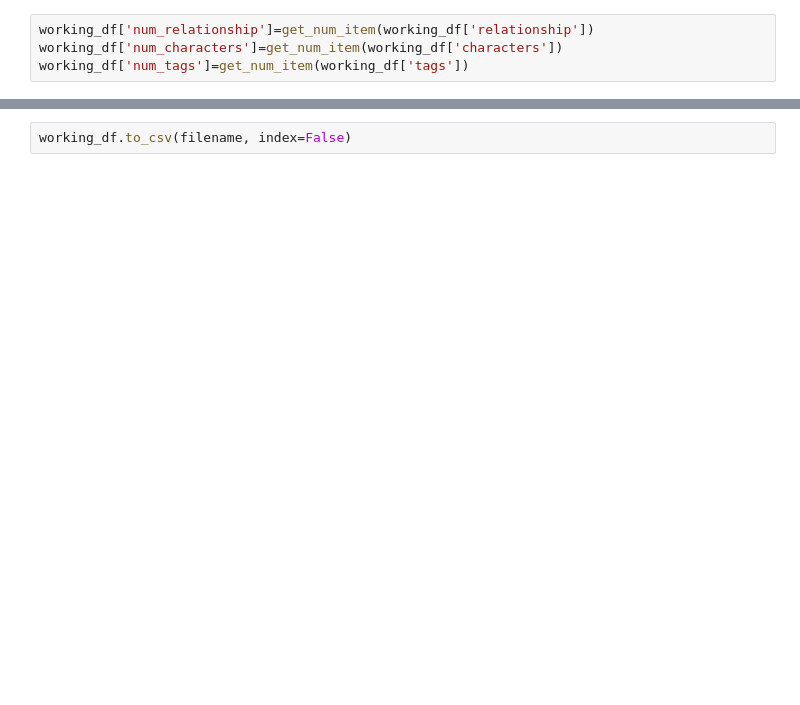
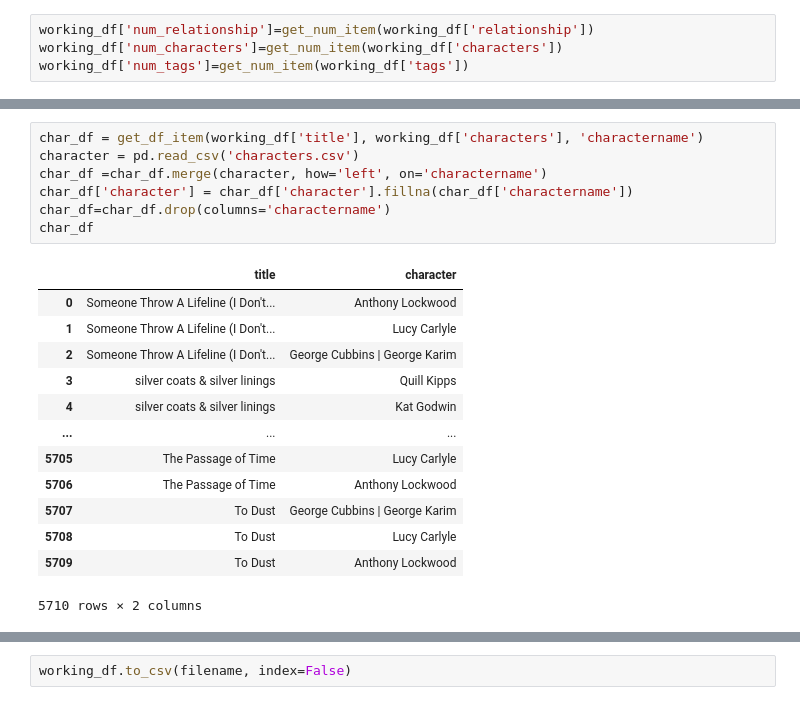
Before and after one commit to biogear13/ao3lockwood-co, a Jupyter notebook: webscrapper.ipynb, the cells around one changed output, grey strips where cells are left out. Saved outputs shown, nothing was run; the diff lists cells and outputs as text; blank space fills up the shorter version.

```diff
--- a/webscrapper.ipynb
+++ b/webscrapper.ipynb
@@ -374,0 +408,21 @@ working_df['num_tags']=get_num_item(working_df['tags'])
+# %%
+char_df = get_df_item(working_df['title'], working_df['characters'], 'charactername')
+character = pd.read_csv('characters.csv')
+char_df =char_df.merge(character, how='left', on='charactername')
+char_df['character'] = char_df['character'].fillna(char_df['charactername'])
+char_df=char_df.drop(columns='charactername')
+char_df
+# %% [output]
+|  | title | character |
+| 0 | Someone Throw A Lifeline (I Don't... | Anthony Lockwood |
+| 1 | Someone Throw A Lifeline (I Don't... | Lucy Carlyle |
+| 2 | Someone Throw A Lifeline (I Don't... | George Cubbins | George Karim |
+| 3 | silver coats & silver linings | Quill Kipps |
+| 4 | silver coats & silver linings | Kat Godwin |
+| ... | ... | ... |
+| 5705 | The Passage of Time | Lucy Carlyle |
+| 5706 | The Passage of Time | Anthony Lockwood |
+| 5707 | To Dust | George Cubbins | George Karim |
+| 5708 | To Dust | Lucy Carlyle |
+| 5709 | To Dust | Anthony Lockwood |
+5710 rows × 2 columns
```
Also changed, not shown: parts of 16 cells of this notebook, 2 other files.
